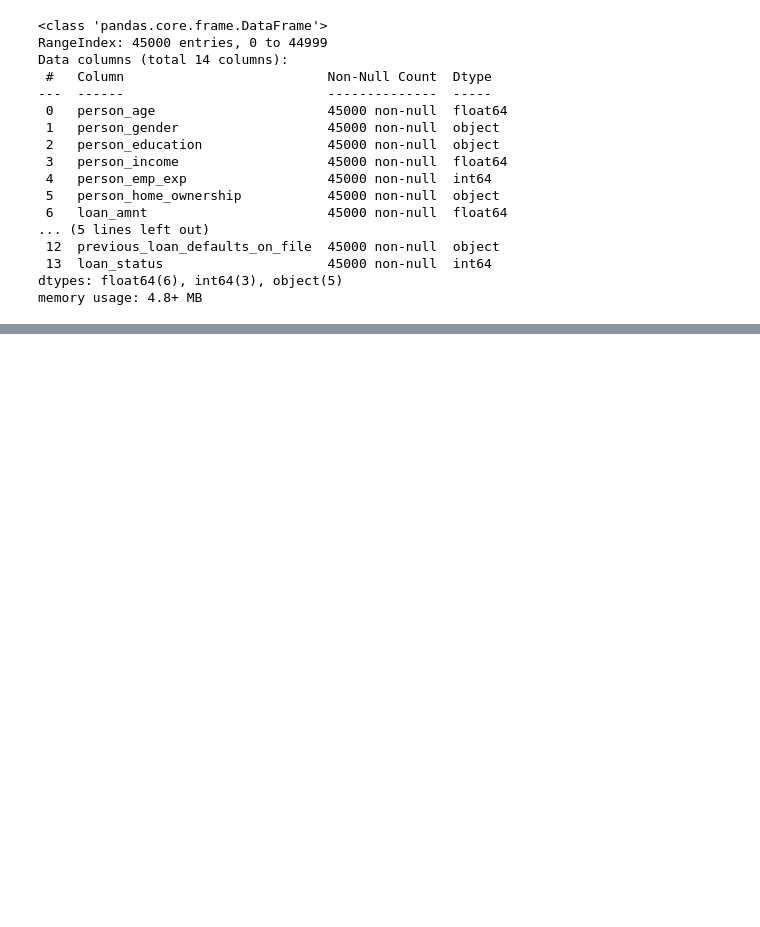
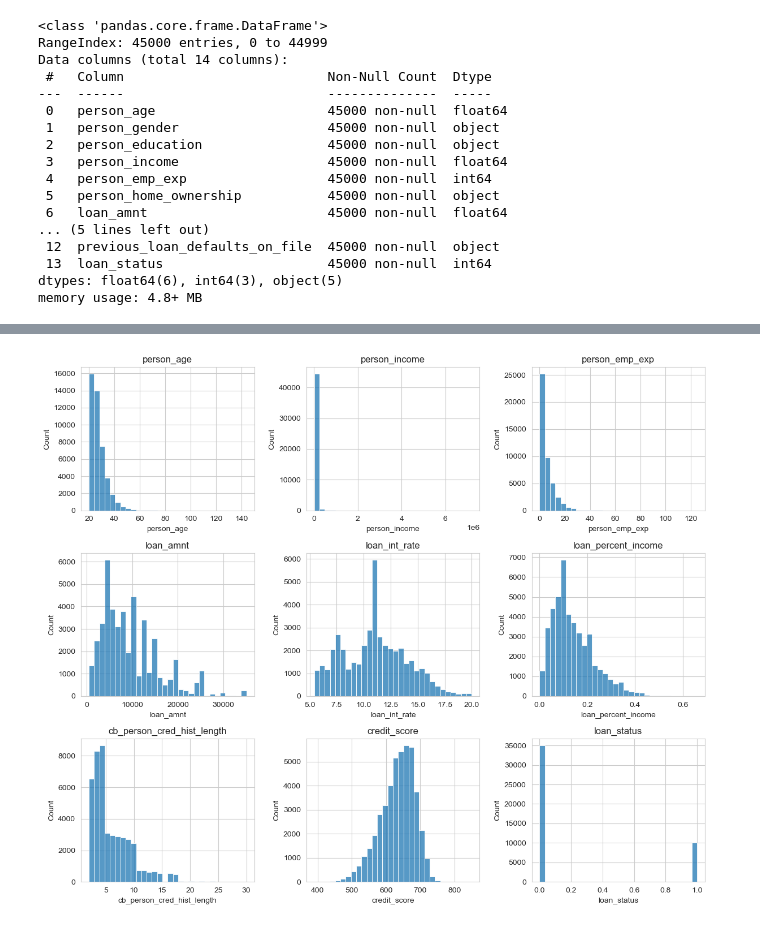
Before and after one commit to samstrc/AppliedML_FinalProj, a Jupyter notebook: loan_approval.ipynb, the cells around one changed output, grey strips where cells are left out. Saved outputs shown, nothing was run; the diff lists cells and outputs as text; code cells hidden in the pictures; blank space fills up the shorter version.

```diff
--- a/loan_approval.ipynb
+++ b/loan_approval.ipynb
@@ -47,0 +160,5 @@ df.head(20)
+# %%
+pd.set_option('display.float_format', lambda x: f"{x:,.2f}") # Change numeric variable expression
+
+df_numeric = df.select_dtypes(include="number")
+df_numeric
@@ -47,0 +208,16 @@ df.head(20)
+# %%
+# Visualize all numeric predictors
+# Histograms
+num_cols = df_numeric.columns
+
+plt.figure(figsize=(12, 10))
+
+for i, col in enumerate(num_cols, 1):
+    plt.subplot((len(num_cols) + 2) // 3, 3, i)
+    sns.histplot(df_numeric[col], bins=30, kde=False)
+    plt.title(col)
+
+plt.tight_layout()
+plt.show()
+# %% [output]
+[figure, added]
```
Also changed, not shown: parts of 30 cells of this notebook, 2 other files.
